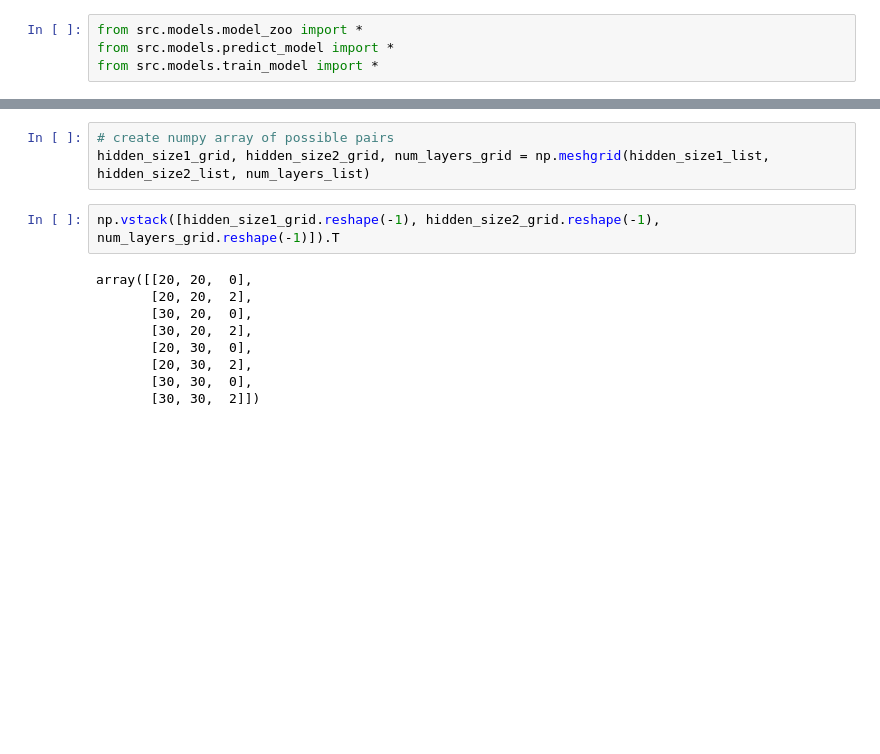
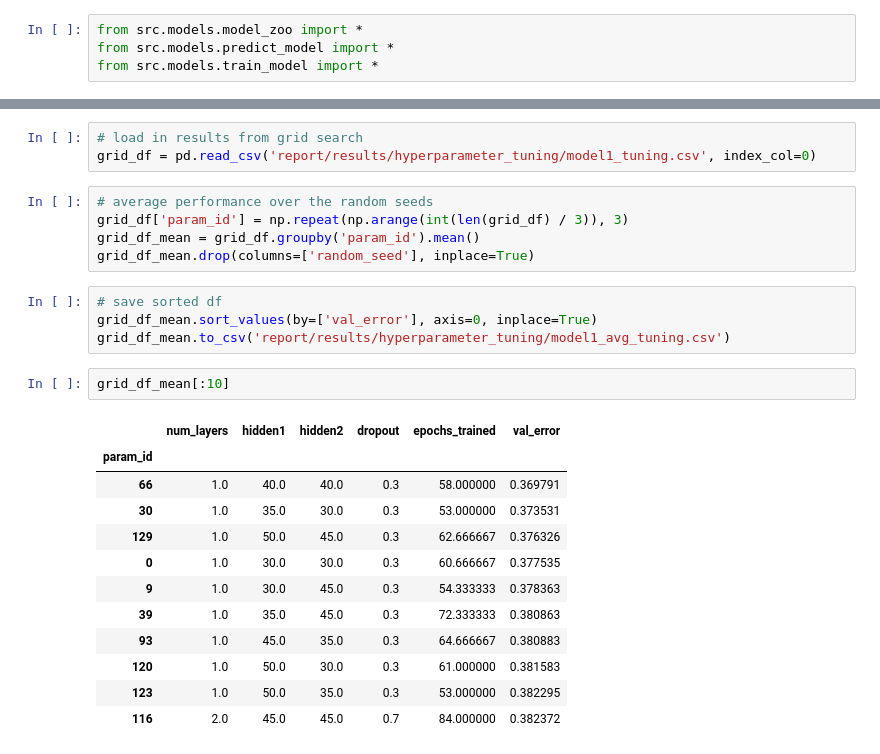
Before and after one commit to Matt2371/DL-reservoir-modeling, a Jupyter notebook: 2_model1_analysis.ipynb, the cells around one changed output, grey strips where cells are left out. Cells and saved outputs as stored; diff of their text form; blank space fills up the shorter version.

```diff
--- a/1_model1.ipynb
+++ b/2_model1_analysis.ipynb
@@ -92,14 +62,27 @@ exhaustive_grid(arrays, names=['hidden1', 'hidden2', 'num_layers', 'dropout'])
-# %%
-# create numpy array of possible pairs
-hidden_size1_grid, hidden_size2_grid, num_layers_grid = np.meshgrid(hidden_size1_list, hidden_size2_list, num_layers_list)
-# %%
-np.vstack([hidden_size1_grid.reshape(-1), hidden_size2_grid.reshape(-1), num_layers_grid.reshape(-1)]).T
-# %% [output]
-array([[20, 20,  0],
-       [20, 20,  2],
-       [30, 20,  0],
-       [30, 20,  2],
-       [20, 30,  0],
-       [20, 30,  2],
-       [30, 30,  0],
-       [30, 30,  2]])
+# %%
+# load in results from grid search
+grid_df = pd.read_csv('report/results/hyperparameter_tuning/model1_tuning.csv', index_col=0)
+# %%
+# average performance over the random seeds
+grid_df['param_id'] = np.repeat(np.arange(int(len(grid_df) / 3)), 3)
+grid_df_mean = grid_df.groupby('param_id').mean()
+grid_df_mean.drop(columns=['random_seed'], inplace=True)
+# %%
+# save sorted df
+grid_df_mean.sort_values(by=['val_error'], axis=0, inplace=True)
+grid_df_mean.to_csv('report/results/hyperparameter_tuning/model1_avg_tuning.csv')
+# %%
+grid_df_mean[:10]
+# %% [output]
+|  | num_layers | hidden1 | hidden2 | dropout | epochs_trained | val_error |
+| param_id |  |  |  |  |  |  |
+| 66 | 1.0 | 40.0 | 40.0 | 0.3 | 58.000000 | 0.369791 |
+| 30 | 1.0 | 35.0 | 30.0 | 0.3 | 53.000000 | 0.373531 |
+| 129 | 1.0 | 50.0 | 45.0 | 0.3 | 62.666667 | 0.376326 |
+| 0 | 1.0 | 30.0 | 30.0 | 0.3 | 60.666667 | 0.377535 |
+| 9 | 1.0 | 30.0 | 45.0 | 0.3 | 54.333333 | 0.378363 |
+| 39 | 1.0 | 35.0 | 45.0 | 0.3 | 72.333333 | 0.380863 |
+| 93 | 1.0 | 45.0 | 35.0 | 0.3 | 64.666667 | 0.380883 |
+| 120 | 1.0 | 50.0 | 30.0 | 0.3 | 61.000000 | 0.381583 |
+| 123 | 1.0 | 50.0 | 35.0 | 0.3 | 53.000000 | 0.382295 |
+| 116 | 2.0 | 45.0 | 45.0 | 0.7 | 84.000000 | 0.382372 |
```
Also changed, not shown: parts of 14 cells of this notebook, 3 other files.
